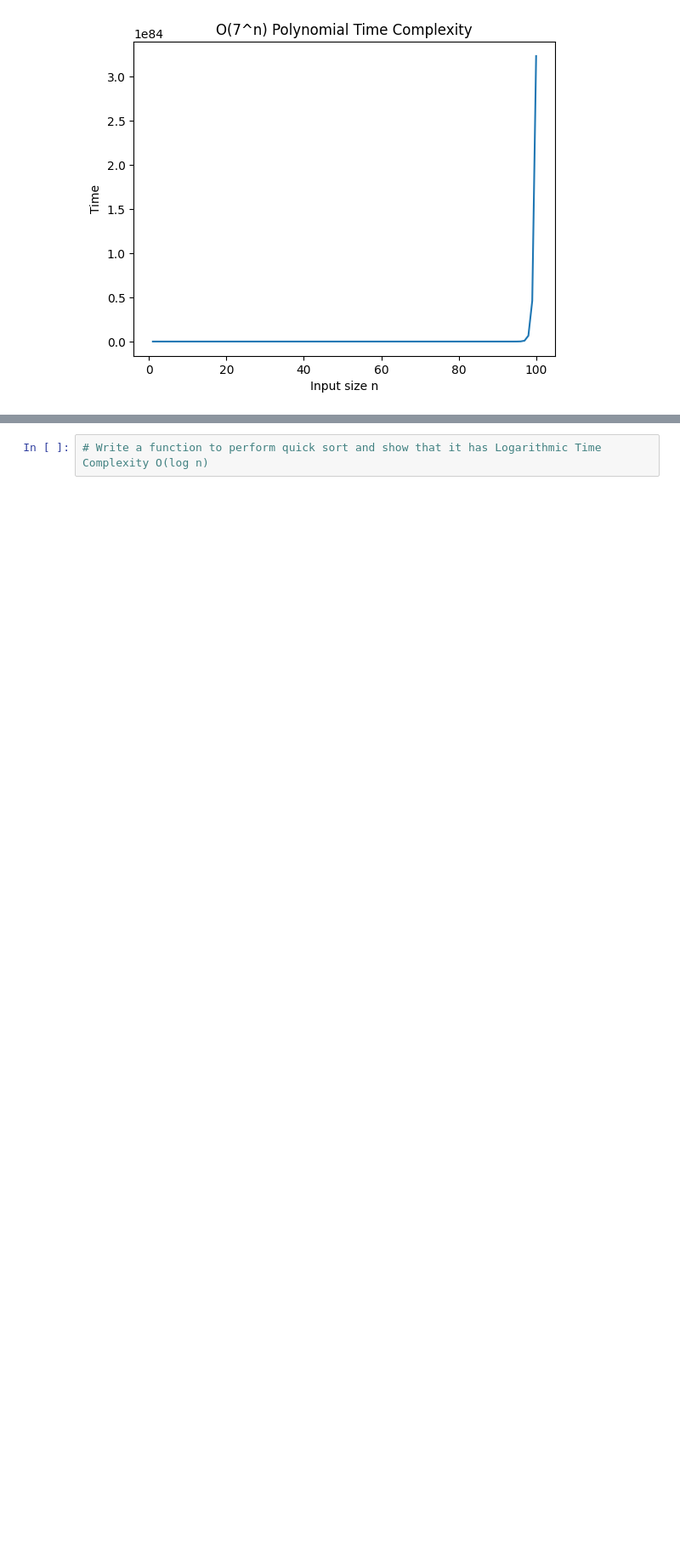
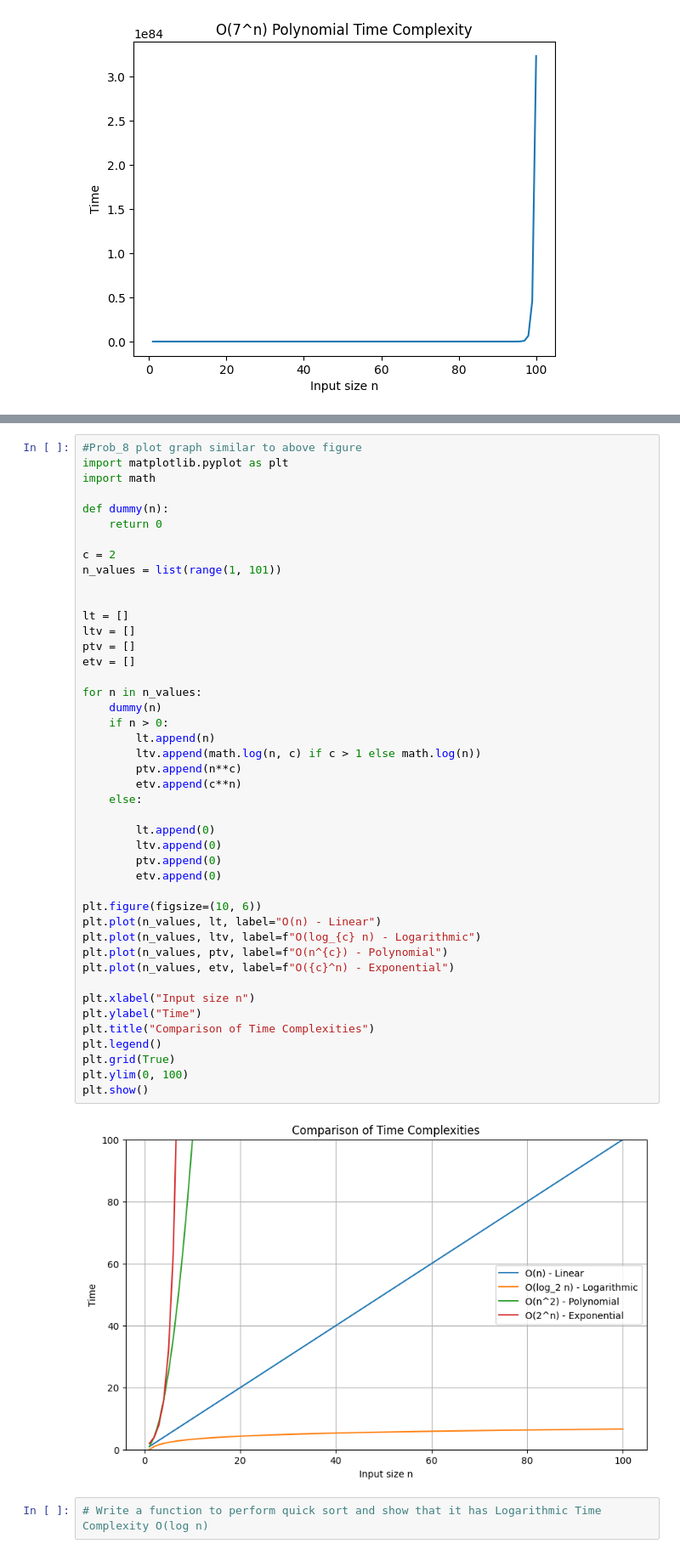
Before and after one commit to rrishabk/Algorithms, a Jupyter notebook: Lab_3.ipynb, the cells around one changed output, grey strips where cells are left out. Shown at 85% size. Saved outputs shown, nothing was run; the diff lists cells and outputs as text; blank space fills up the shorter version.

```diff
--- a/Lab_3.ipynb
+++ b/Lab_3.ipynb
@@ -256,2 +254,48 @@ plt.show()
+# %%
+#Prob_8 plot graph similar to above figure
+import matplotlib.pyplot as plt
+import math
+
+def dummy(n):
+    return 0
+
+c = 2
+n_values = list(range(1, 101))
+
+
+lt = []
+ltv = []
+ptv = []
+etv = []
+
+for n in n_values:
+    dummy(n)
+    if n > 0:
+        lt.append(n)
+        ltv.append(math.log(n, c) if c > 1 else math.log(n))
+        ptv.append(n**c)
+        etv.append(c**n)
+    else:
+
+        lt.append(0)
+        ltv.append(0)
+        ptv.append(0)
+        etv.append(0)
+
+plt.figure(figsize=(10, 6))
+plt.plot(n_values, lt, label="O(n) - Linear")
+plt.plot(n_values, ltv, label=f"O(log_{c} n) - Logarithmic")
+plt.plot(n_values, ptv, label=f"O(n^{c}) - Polynomial")
+plt.plot(n_values, etv, label=f"O({c}^n) - Exponential")
+
+plt.xlabel("Input size n")
+plt.ylabel("Time")
+plt.title("Comparison of Time Complexities")
+plt.legend()
+plt.grid(True)
+plt.ylim(0, 100)
+plt.show()
+# %% [output]
+[figure, added]
 # %%
 # Write a function to perform quick sort and show that it has Logarithmic Time Complexity O(log n)
```
Also changed, not shown: parts of 1 cell of this notebook.
